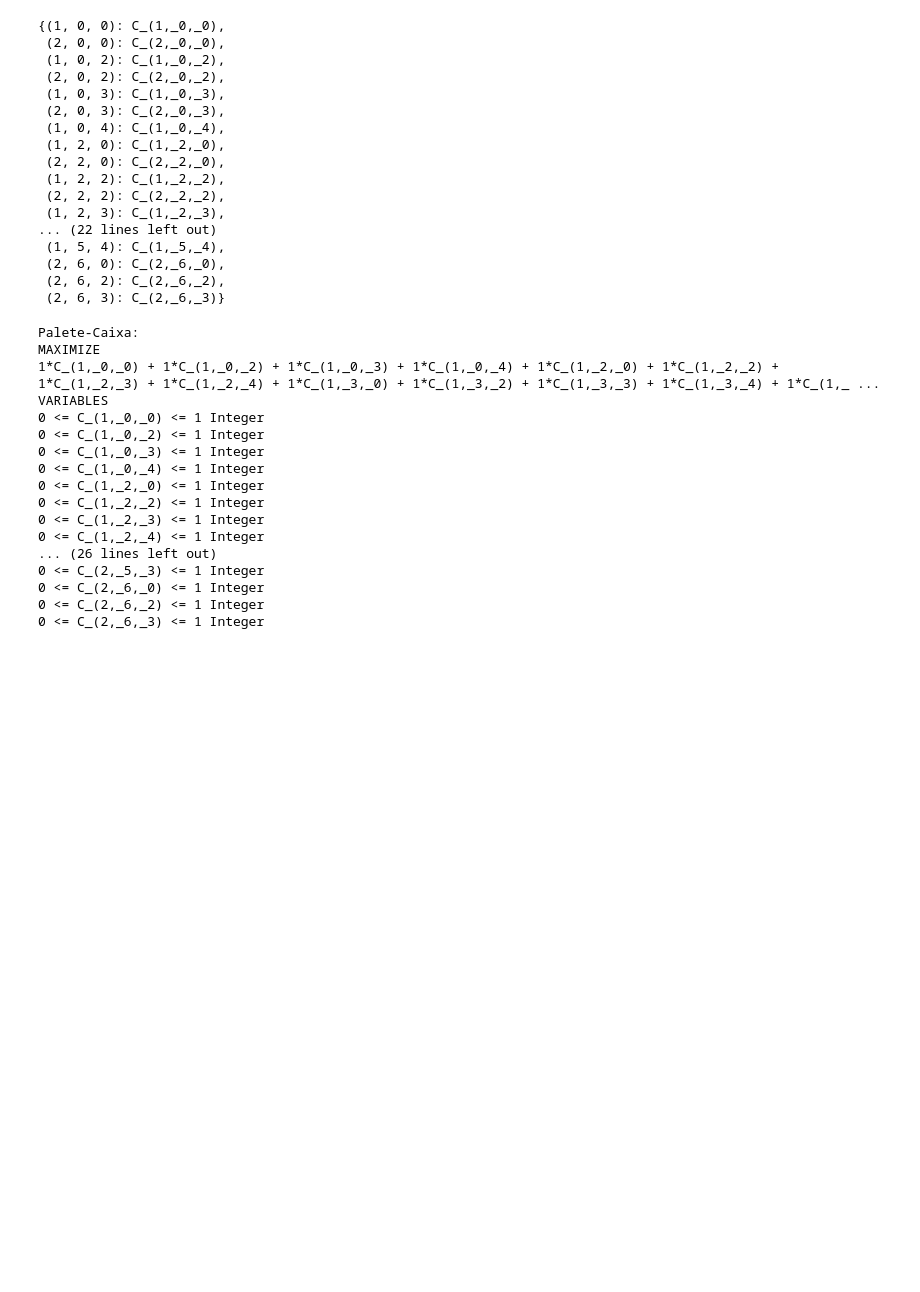
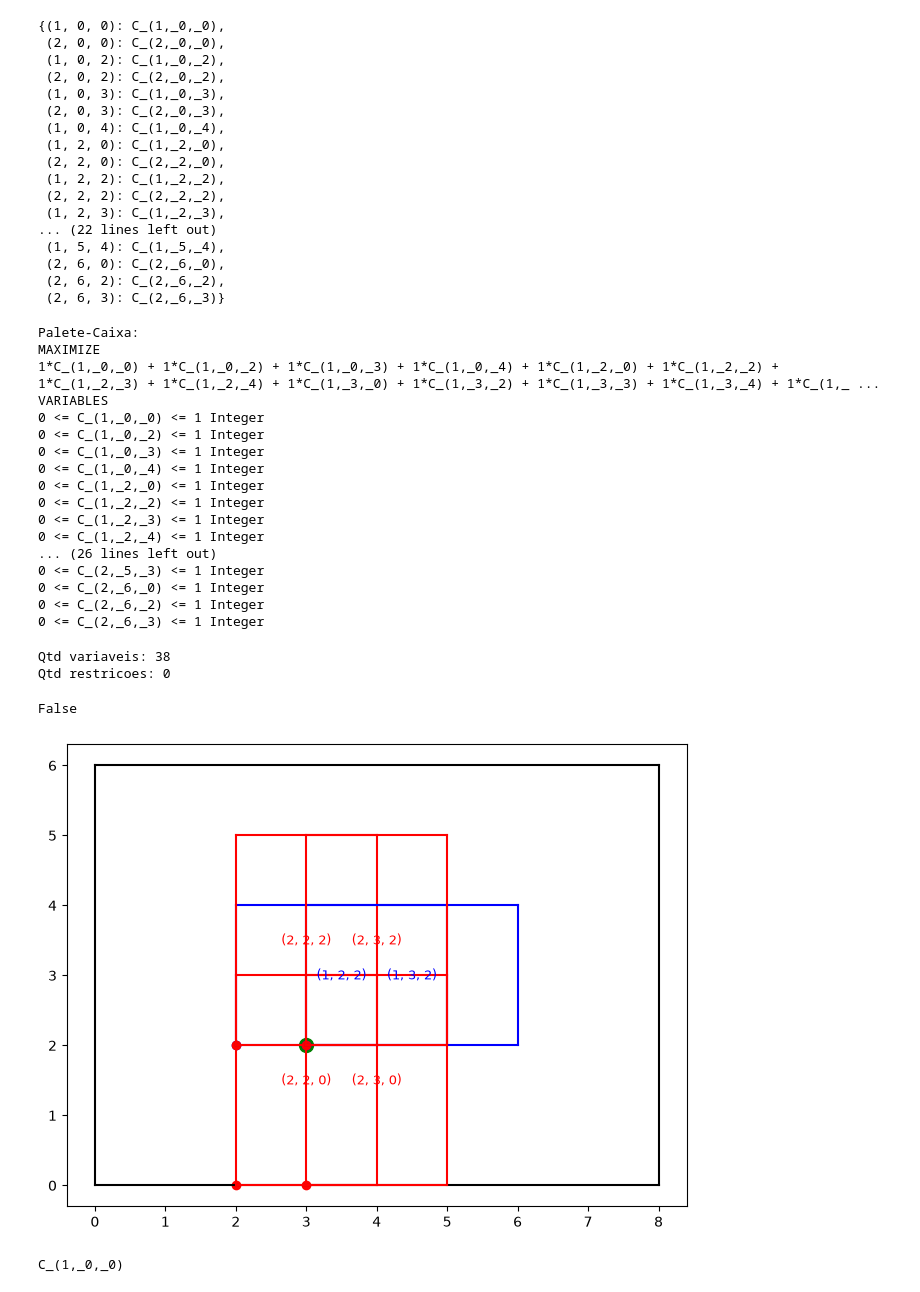
Before and after one commit to FeAlmassy/palete_caixa, a Jupyter notebook: palete_caixa_aula.ipynb, the cells around one changed output. Drawn from its saved outputs; the diff is of its cells as text; code cells hidden in the pictures; blank space fills up the shorter version.

Commit message:
criadas restricoes 1, 2 e 3 e resolvemos com duas solucoes distintas

```diff
--- a/palete_caixa_aula.ipynb
+++ b/palete_caixa_aula.ipynb
@@ -266,3 +266,39 @@ VARIABLES
 0 <= C_(2,_6,_0) <= 1 Integer
 0 <= C_(2,_6,_2) <= 1 Integer
 0 <= C_(2,_6,_3) <= 1 Integer
+# %%
+print(f"Qtd variaveis: {prob.numVariables()}")
+print(f"Qtd restricoes: {prob.numConstraints()}")
+# %% [output]
+Qtd variaveis: 38
+Qtd restricoes: 0
+# %%
+def ponto_dentro_caixa(ponto_rs: tuple,
+                       ponto_pq: tuple,
+                       l: int, w: int) -> bool:
+    r, s = ponto_rs
+    p, q = ponto_pq
+    return p <= r < p + l and q <= s < q + w
+print(ponto_dentro_caixa((6, 2),
+                         (6, 0),
+                         l=ls[0], w=ws[0]))
+# %% [output]
+False
+# %%
+plotar_palete(L, W)
+r, s = lista_rs[9]
+plt.scatter(x=r, y=s, color="green", s=100)
+caixas_sobrepostas = []
+for i, p, q in lista_variaveis:
+    if ponto_dentro_caixa((r, s),
+                          (p, q),
+                          l=ls[i-1], w=ws[i-1]):
+        plotar_caixa((p, q), ls[i-1], ws[i-1],
+                     color="blue" if i == 1 else "red",
+                     label=f"{i, p, q}")
+# %% [output]
+[figure, added]
+# %%
+dict_variaveis[(1, 0, 0)]
+# %% [output]
+C_(1,_0,_0)
```
Also changed, not shown: parts of 20 cells of this notebook, 1 other file.
